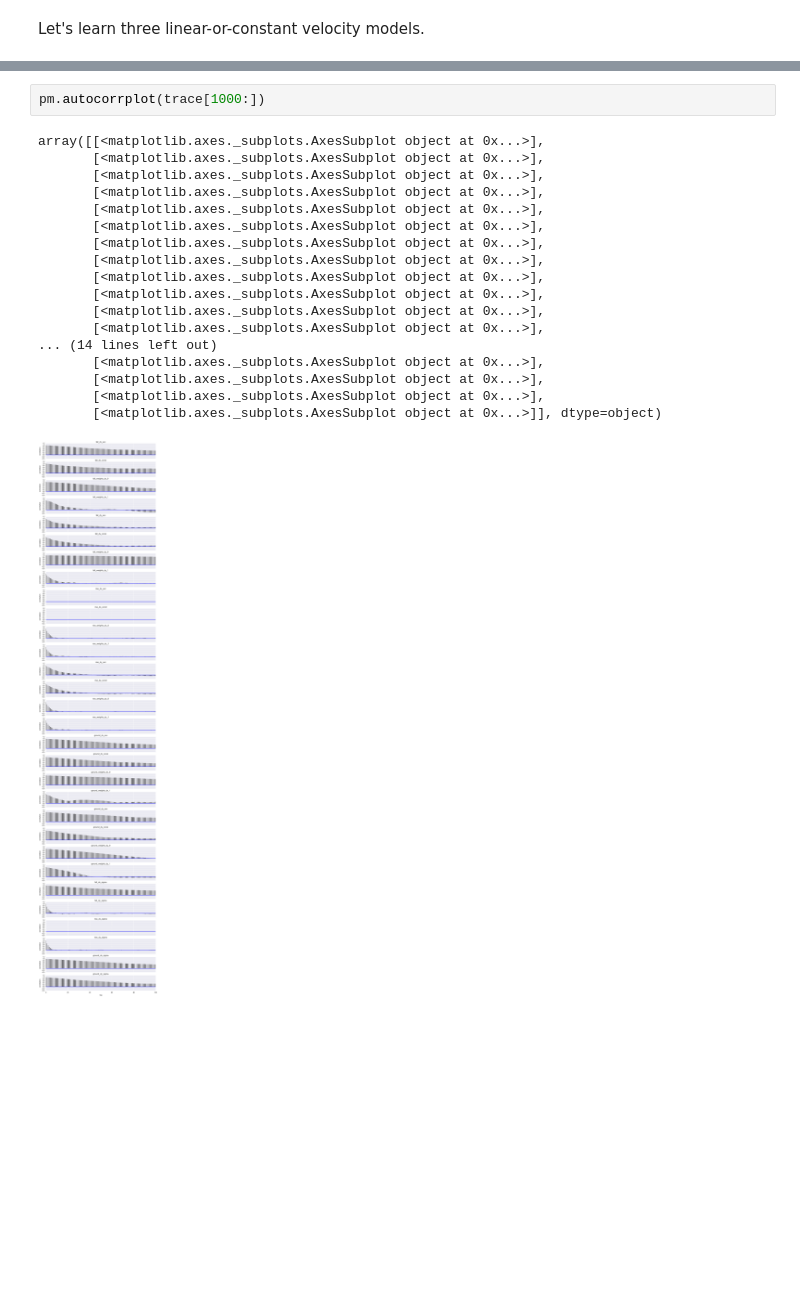
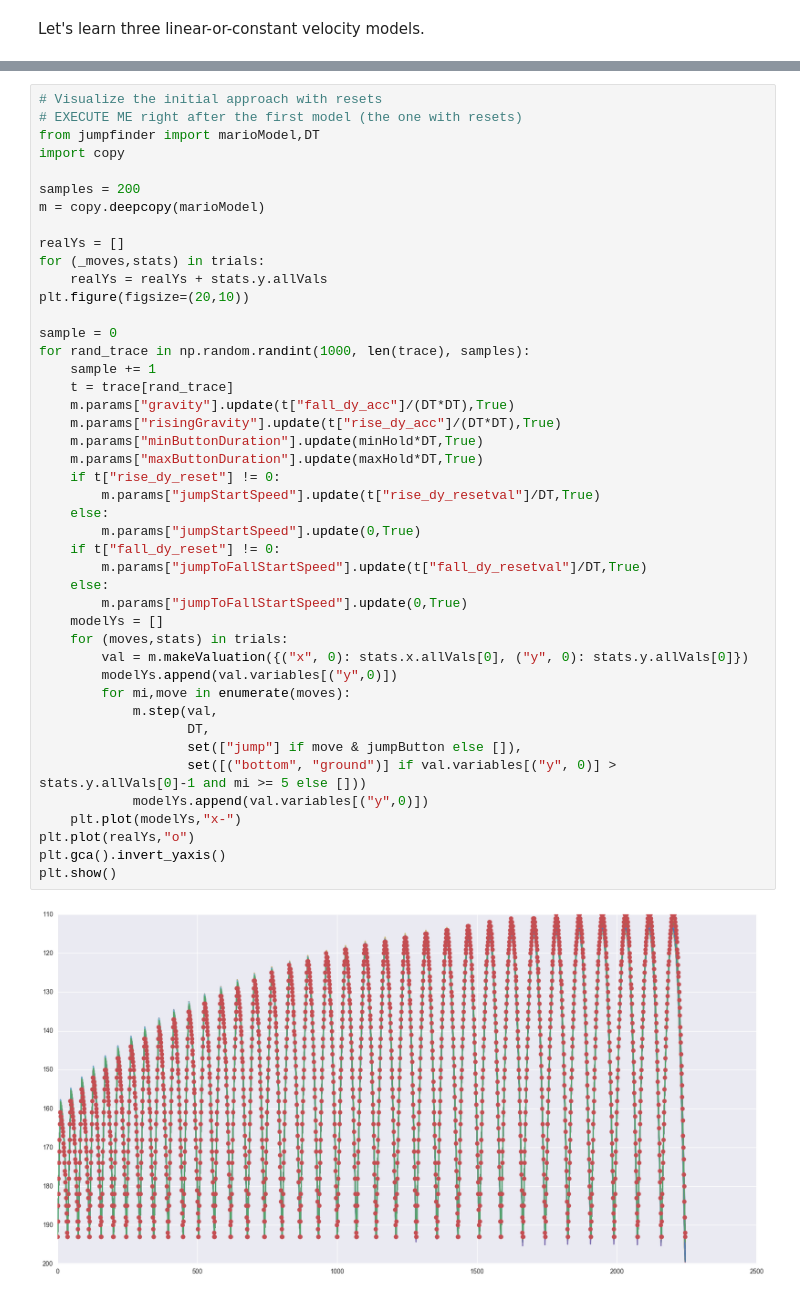
Before and after one commit to JoeOsborn/mechlearn, a Jupyter notebook: mechlearn/jumpfit.ipynb, the cells around one changed output, grey strips where cells are left out. Cells and saved outputs as stored; diff of their text form; blank space fills up the shorter version.

```diff
--- a/mechlearn/jumpfit.ipynb
+++ b/mechlearn/jumpfit.ipynb
@@ -279,23 +452,48 @@ pm.traceplot(trace[1000:-1:10],varnames=["fall_dy_acc","fall_dy_resetp","fall_dy
 plt.tight_layout();
-# %%
-pm.autocorrplot(trace[1000:])
-# %% [output]
-array([[<matplotlib.axes._subplots.AxesSubplot object at 0x...>],
-       [<matplotlib.axes._subplots.AxesSubplot object at 0x...>],
-       [<matplotlib.axes._subplots.AxesSubplot object at 0x...>],
-       [<matplotlib.axes._subplots.AxesSubplot object at 0x...>],
-       [<matplotlib.axes._subplots.AxesSubplot object at 0x...>],
-       [<matplotlib.axes._subplots.AxesSubplot object at 0x...>],
-       [<matplotlib.axes._subplots.AxesSubplot object at 0x...>],
-       [<matplotlib.axes._subplots.AxesSubplot object at 0x...>],
-       [<matplotlib.axes._subplots.AxesSubplot object at 0x...>],
-       [<matplotlib.axes._subplots.AxesSubplot object at 0x...>],
-       [<matplotlib.axes._subplots.AxesSubplot object at 0x...>],
-       [<matplotlib.axes._subplots.AxesSubplot object at 0x...>],
-... (14 lines left out)
-       [<matplotlib.axes._subplots.AxesSubplot object at 0x...>],
-       [<matplotlib.axes._subplots.AxesSubplot object at 0x...>],
-       [<matplotlib.axes._subplots.AxesSubplot object at 0x...>],
-       [<matplotlib.axes._subplots.AxesSubplot object at 0x...>]], dtype=object)
-[figure, removed]
+# %%
+# Visualize the initial approach with resets
+# EXECUTE ME right after the first model (the one with resets)
+from jumpfinder import marioModel,DT
+import copy
+
+samples = 200
+m = copy.deepcopy(marioModel)
+
+realYs = []
+for (_moves,stats) in trials:
+    realYs = realYs + stats.y.allVals
+plt.figure(figsize=(20,10))
+
+sample = 0
+for rand_trace in np.random.randint(1000, len(trace), samples):
+    sample += 1
+    t = trace[rand_trace]
+    m.params["gravity"].update(t["fall_dy_acc"]/(DT*DT),True)
+    m.params["risingGravity"].update(t["rise_dy_acc"]/(DT*DT),True)
+    m.params["minButtonDuration"].update(minHold*DT,True)
+    m.params["maxButtonDuration"].update(maxHold*DT,True)
+    if t["rise_dy_reset"] != 0:
+        m.params["jumpStartSpeed"].update(t["rise_dy_resetval"]/DT,True)
+    else:
+        m.params["jumpStartSpeed"].update(0,True)
+    if t["fall_dy_reset"] != 0:
+        m.params["jumpToFallStartSpeed"].update(t["fall_dy_resetval"]/DT,True)
+    else:
+        m.params["jumpToFallStartSpeed"].update(0,True)
+    modelYs = []
+    for (moves,stats) in trials:
+        val = m.makeValuation({("x", 0): stats.x.allVals[0], ("y", 0): stats.y.allVals[0]})
+        modelYs.append(val.variables[("y",0)])
+        for mi,move in enumerate(moves):
+            m.step(val,
+                   DT,
+                   set(["jump"] if move & jumpButton else []),
+                   set([("bottom", "ground")] if val.variables[("y", 0)] > stats.y.allVals[0]-1 and mi >= 5 else []))
+            modelYs.append(val.variables[("y",0)])
+    plt.plot(modelYs,"x-")
+plt.plot(realYs,"o")
+plt.gca().invert_yaxis()
+plt.show()
+# %% [output]
+[figure, added]
 # %%
```
Also changed, not shown: parts of 14 cells of this notebook, 2 other files.
